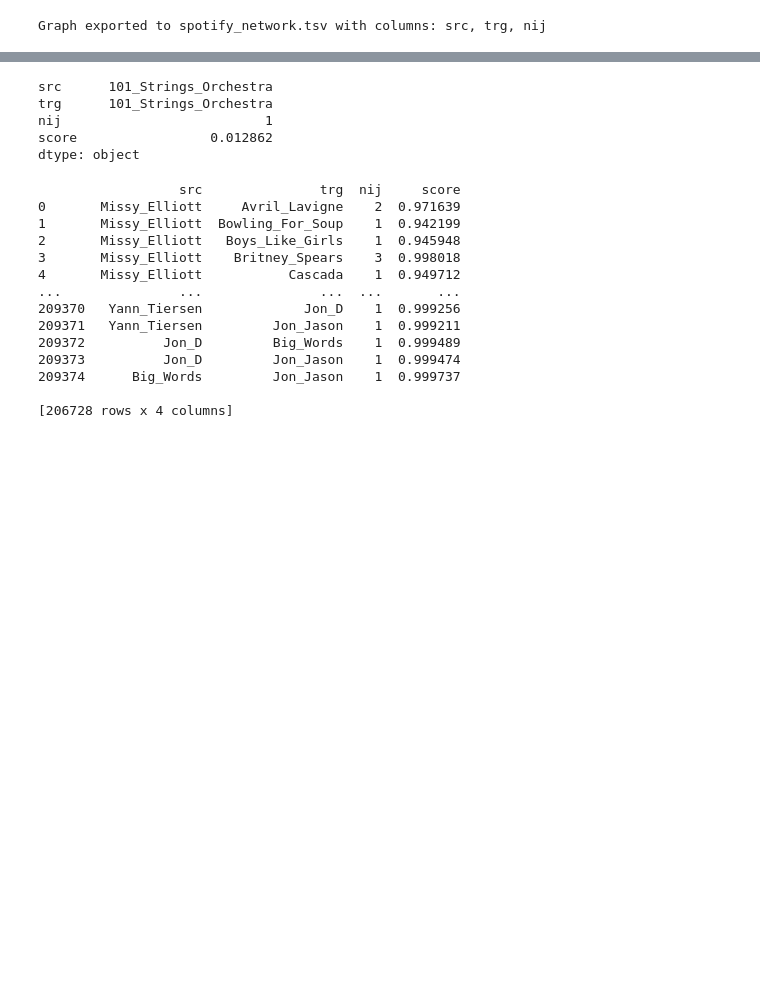
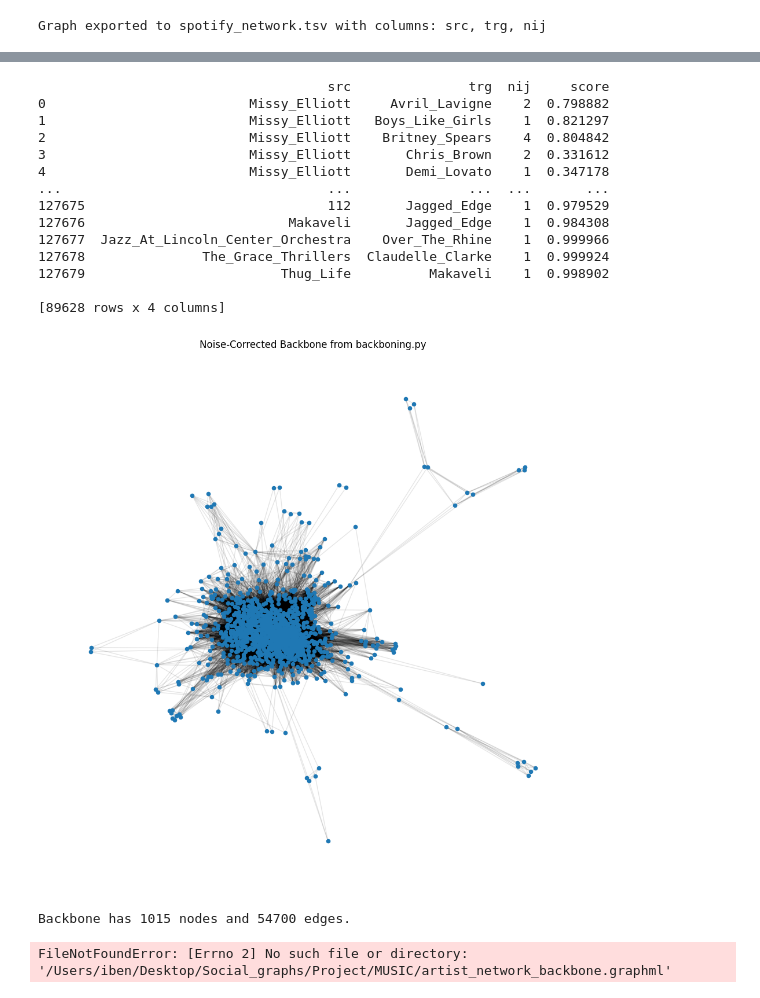
Before and after one commit to noanorgaard/SocialGraphs, a Jupyter notebook: Iben/Network_mess_around.ipynb, the cells around one changed output, grey strips where cells are left out. Saved outputs shown, nothing was run; the diff lists cells and outputs as text; code cells hidden in the pictures; blank space fills up the shorter version.

```diff
--- a/Iben/Network_mess_around.ipynb
+++ b/Iben/Network_mess_around.ipynb
@@ -811,12 +828,4 @@ export_graph_for_backbone(G_lyrics, "spotify_network.tsv", weight_column_name="n
 Graph exported to spotify_network.tsv with columns: src, trg, nij
 # %%
 # org. Graph has 4432 nodes and 209375 edges.
-table, original_nodes, original_edges = backboning.read("spotify_network.tsv","nij")
-
-# same src and trg in table
-same_src_trg_table = 0
-for i in range(len(table)):
-    # if src == trg
-    if table.iloc[i]["src"] == table.iloc[i]["trg"]:
-        same_src_trg_table += 1
-print(f"Number of edges with same src and trg in table: {same_src_trg_table}")
+table, original_nodes, original_edges = backboning.read("spotify_network.tsv", "nij")
@@ -825,6 +832,6 @@ Number of edges with same src and trg in table: 0
 # %%
 NC_table = backboning.noise_corrected(table)
-NC_backbone = backboning.thresholding(NC_table, 0.05)
+NC_backbone = backboning.thresholding(NC_table, 80)
 print(NC_backbone)
 # %% [output]
 Calculating NC score...
@@ -845,26 +852,17 @@ Calculating NC score...
-# %%
-# Minimum score for NC_backbone
-print(NC_backbone.min())
-# %% [output]
-src      101_Strings_Orchestra
-trg      101_Strings_Orchestra
-nij                          1
-score                 0.012862
-dtype: object
 # %%
 print(NC_backbone)
 # %% [output]
-                  src               trg  nij     score
-0       Missy_Elliott     Avril_Lavigne    2  0.971639
-1       Missy_Elliott  Bowling_For_Soup    1  0.942199
-2       Missy_Elliott   Boys_Like_Girls    1  0.945948
-3       Missy_Elliott    Britney_Spears    3  0.998018
-4       Missy_Elliott           Cascada    1  0.949712
-...               ...               ...  ...       ...
-209370   Yann_Tiersen             Jon_D    1  0.999256
-209371   Yann_Tiersen         Jon_Jason    1  0.999211
-209372          Jon_D         Big_Words    1  0.999489
-209373          Jon_D         Jon_Jason    1  0.999474
-209374      Big_Words         Jon_Jason    1  0.999737
+                                     src               trg  nij     score
+0                          Missy_Elliott     Avril_Lavigne    2  0.798882
+1                          Missy_Elliott   Boys_Like_Girls    1  0.821297
+2                          Missy_Elliott    Britney_Spears    4  0.804842
+3                          Missy_Elliott       Chris_Brown    2  0.331612
+4                          Missy_Elliott       Demi_Lovato    1  0.347178
+...                                  ...               ...  ...       ...
+127675                               112       Jagged_Edge    1  0.979529
+127676                          Makaveli       Jagged_Edge    1  0.984308
+127677  Jazz_At_Lincoln_Center_Orchestra    Over_The_Rhine    1  0.999966
+127678               The_Grace_Thrillers  Claudelle_Clarke    1  0.999924
+127679                         Thug_Life          Makaveli    1  0.998902
 
-[206728 rows x 4 columns]
+[89628 rows x 4 columns]
@@ -870,0 +899,27 @@ print(NC_backbone)
+# %%
+backbone_graph_NC = make_backbone_graph(NC_backbone, G_lyrics, weight_column_name="nij")
+
+gcc_NC = max(nx.connected_components(backbone_graph_NC), key=len)
+gcc_subgraph_NC = backbone_graph_NC.subgraph(gcc_NC).copy()
+# %%
+# plot backbone_graph_NC
+import matplotlib.pyplot as plt
+
+plt.figure(figsize=(12, 12))
+pos = nx.spring_layout(gcc_subgraph_NC, k=0.1)  #
+nx.draw_networkx_nodes(gcc_subgraph_NC, pos, node_size=20)
+nx.draw_networkx_edges(gcc_subgraph_NC, pos, alpha=0.1)
+plt.title("Noise-Corrected Backbone from backboning.py")
+plt.axis('off')
+plt.show()
+print(f"Backbone has {gcc_subgraph_NC.number_of_nodes()} nodes and {gcc_subgraph_NC.number_of_edges()} edges.")
+# %% [output]
+[figure, added]
+Backbone has 1015 nodes and 54700 edges.
+# %%
+import networkx as nx
+
+# Save Graph in GraphML format (lists/dicts are JSON-strings)
+nx.write_graphml(gcc_subgraph_NC, "/Users/iben/Desktop/Social_graphs/Project/MUSIC/artist_network_backbone.graphml")
+# %% [output]
+FileNotFoundError: [Errno 2] No such file or directory: '/Users/iben/Desktop/Social_graphs/Project/MUSIC/artist_network_backbone.graphml'
```
Also changed, not shown: parts of 13 cells of this notebook, 2 other files.
